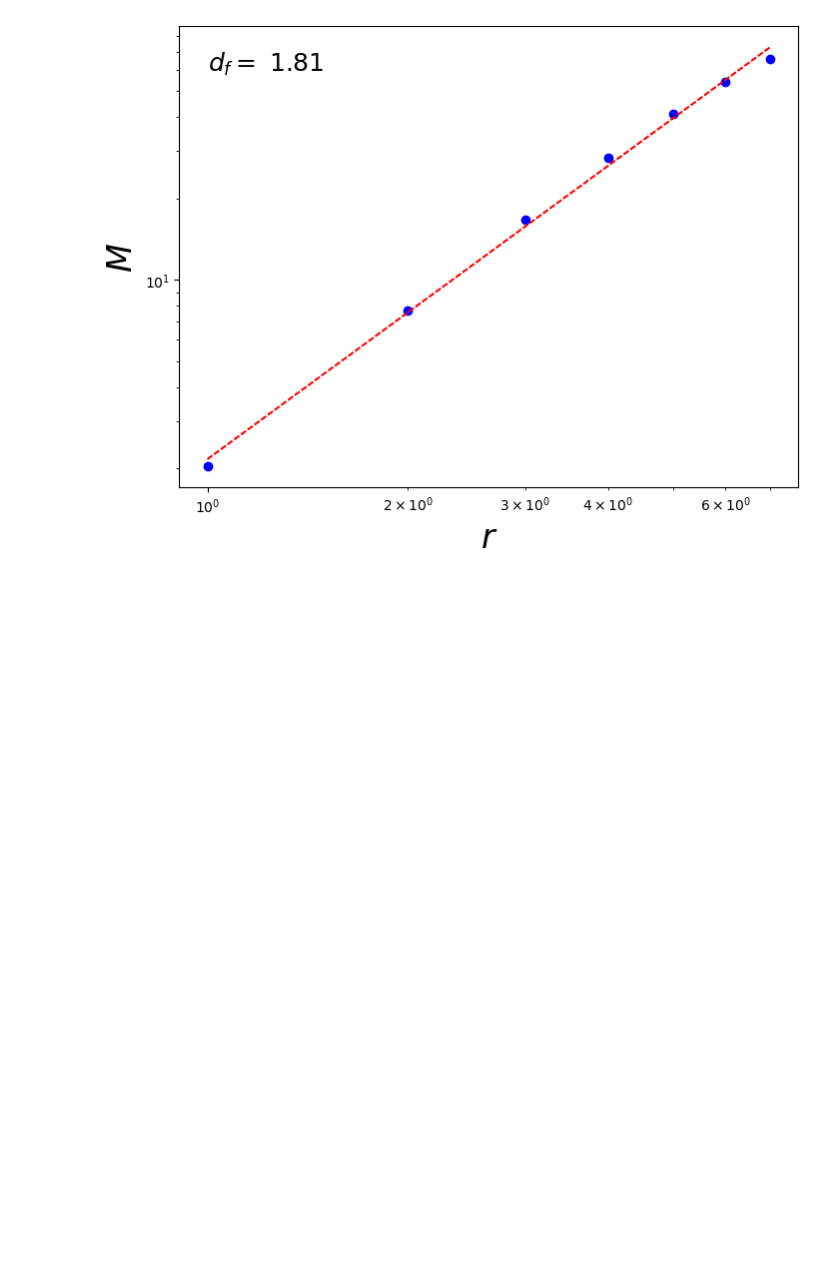
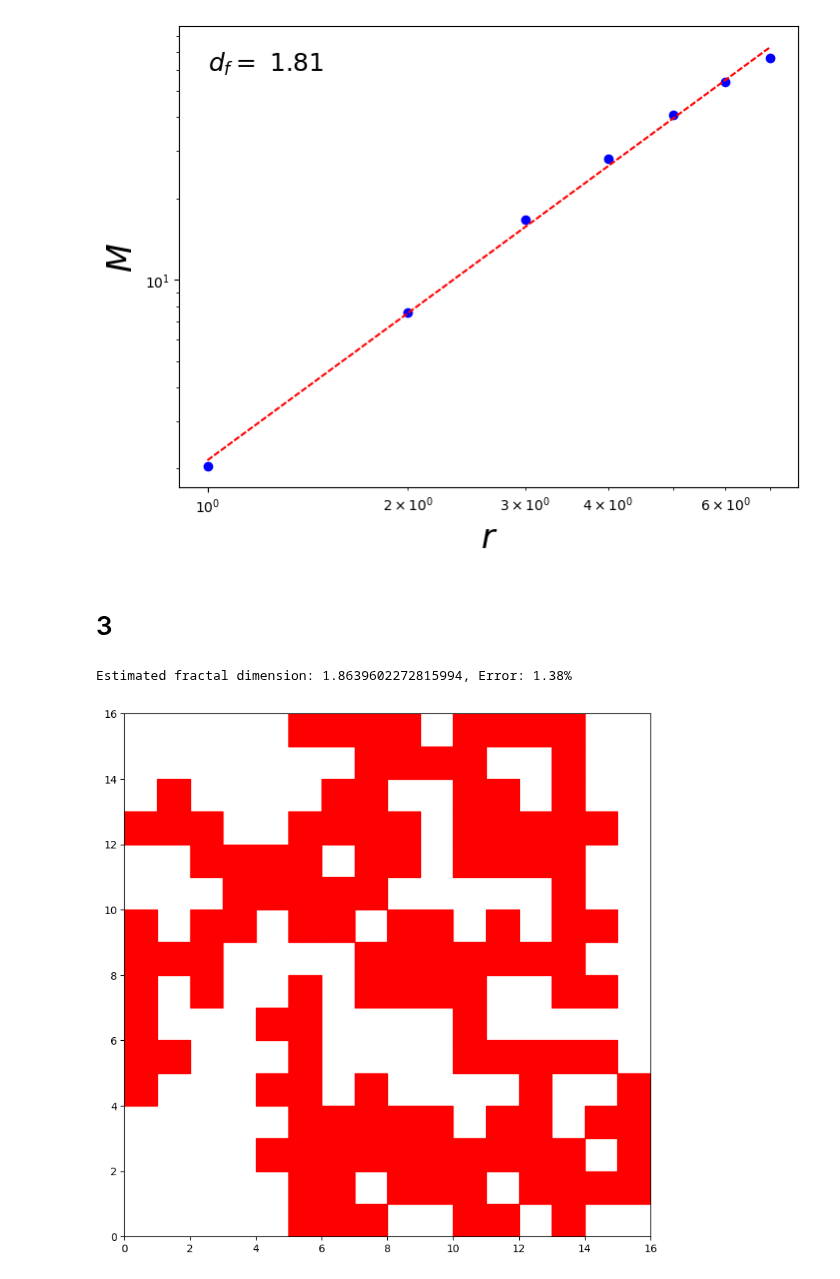
Before and after one commit to apareram/f-sica-computacional, a Jupyter notebook: labs/lab6_P2_ximenaAlbertoLorenzo.ipynb, the cells around one changed output. Cells and saved outputs as stored; diff of their text form; code cells hidden in the pictures; blank space fills up the shorter version.

```diff
--- a/labs/lab6_P2_ximenaAlbertoLorenzo.ipynb
+++ b/labs/lab6_P2_ximenaAlbertoLorenzo.ipynb
@@ -235,3 +236,5 @@ plt.text(r2.min(), 0.9 * massDprom2.max(), r'$d_f =$ {}'.format(round(slope2, 2)
 plt.show()
 # %% [output]
 [figure]
+# %% [markdown]
+# 3
@@ -237,0 +266,34 @@ plt.show()
+# %%
+L = 16
+p = 0.59275
+N = L * L
+empty = -1
+nn = boundaries(L, N, empty)
+
+site, cluster = HLA(L, N, p, nn, empty)
+ncluster = np.array([s_a_xy(s, L) for s in cluster])
+
+df_teórico = 1.89
+df_estimado, error = box_counting(ncluster[:, 0], ncluster[:, 1], L, df_teórico)
+print(f'Dimensión Fractal: {df_estimado}, Error: {error:.2f}%')
+# %% [output]
+Estimated fractal dimension: 1.8639602272815994, Error: 1.38%
+# %%
+tamaño_caja = 1
+fig = plt.figure(figsize=(9, 9))
+ax = fig.add_subplot(1, 1, 1)
+
+for x, y in ncluster:
+    rect = plt.Rectangle((x, y), tamaño_caja, tamaño_caja, color='r')
+    ax.add_patch(rect)
+
+ax.set_xlim([0, L])
+ax.set_ylim([0, L])
+
+for i in range(0, L, 2**5):
+    ax.axhline(i, color='black', dashes=(1, 2), zorder=1)
+    ax.axvline(i, color='black', dashes=(1, 2), zorder=1)
+
+plt.show()
+# %% [output]
+[figure, added]
```
Also changed, not shown: parts of 10 cells of this notebook.
